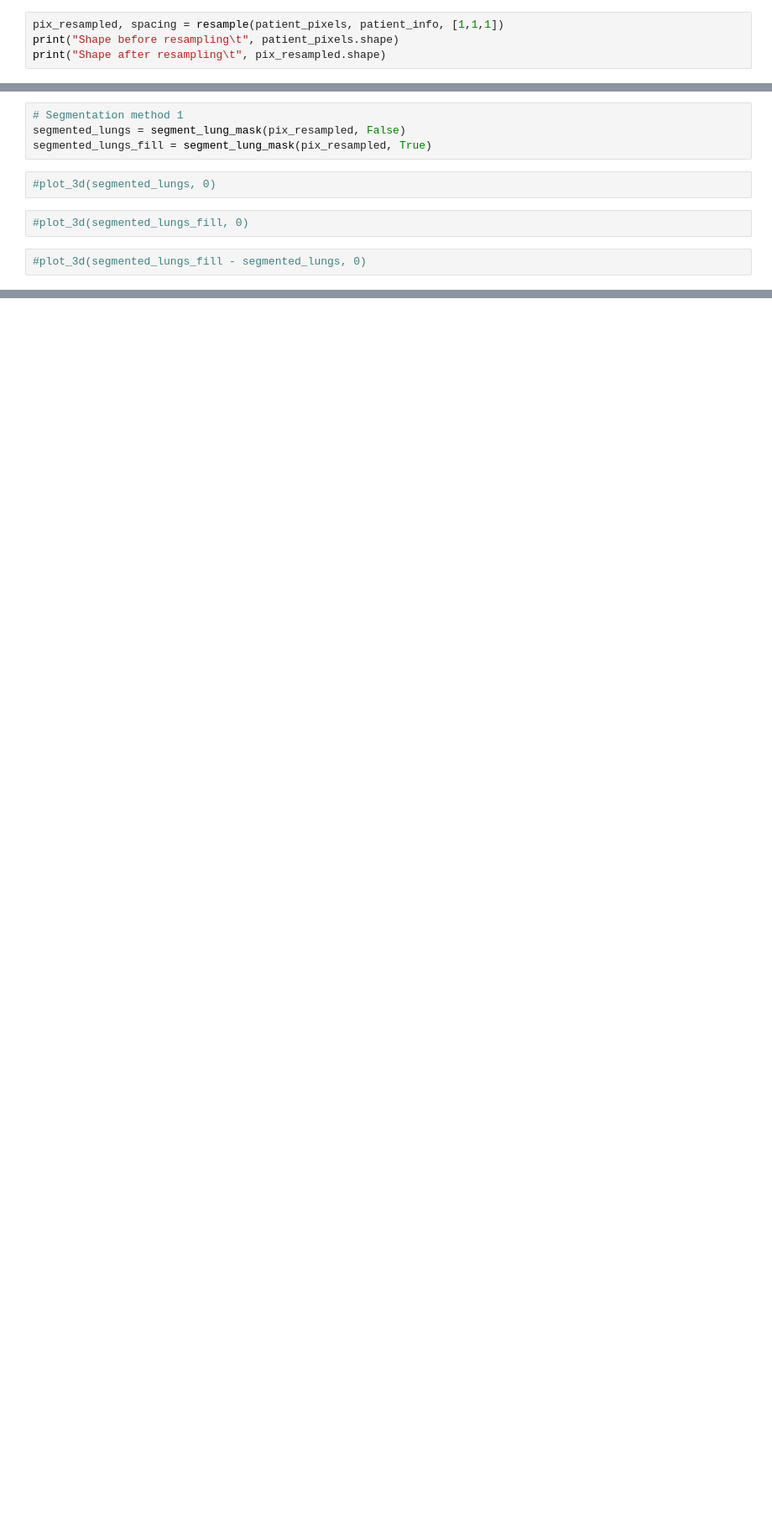
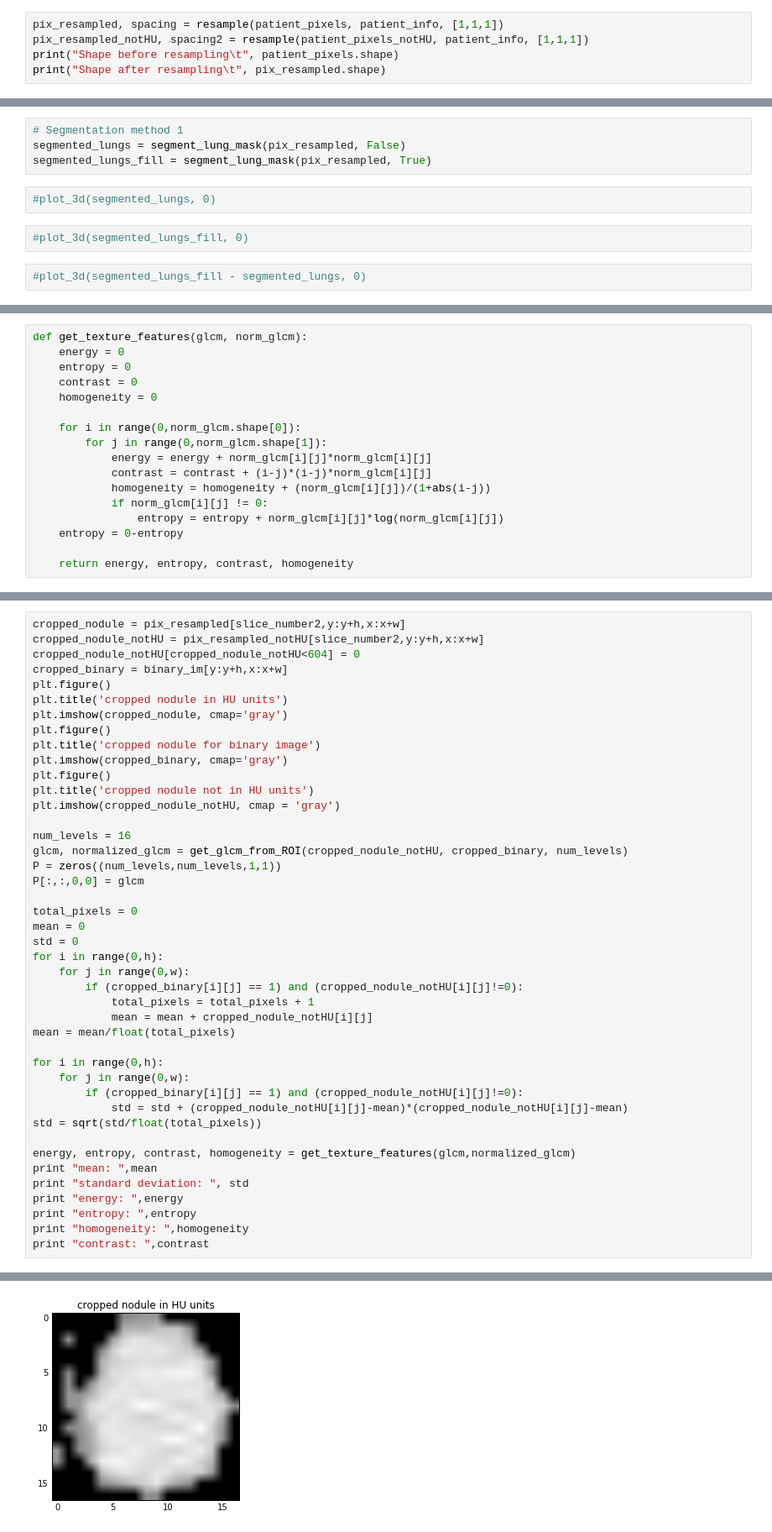
Before and after one commit to Cjeschke91/lungCancer, a Jupyter notebook: lungCancer_HUpixels.ipynb, the cells around one changed output, grey strips where cells are left out. Shown: that part at 84% size. Drawn from its saved outputs; the diff is of its cells as text; blank space fills up the shorter version.

Commit message:
Added detection of features to HU pixel file

```diff
--- a/lungCancer_HUpixels.ipynb
+++ b/lungCancer_HUpixels.ipynb
@@ -162,6 +166,7 @@ def resample(image, scan, new_spacing=[1,1,1]):
     return image, new_spacing
 # %%
 pix_resampled, spacing = resample(patient_pixels, patient_info, [1,1,1])
+pix_resampled_notHU, spacing2 = resample(patient_pixels_notHU, patient_info, [1,1,1])
 print("Shape before resampling\t", patient_pixels.shape)
 print("Shape after resampling\t", pix_resampled.shape)
 # %% [output]
@@ -341 +324,18 @@ print temp
+# %%
+def get_texture_features(glcm, norm_glcm):
+    energy = 0
+    entropy = 0
+    contrast = 0
+    homogeneity = 0
+
+    for i in range(0,norm_glcm.shape[0]):
+        for j in range(0,norm_glcm.shape[1]):
+            energy = energy + norm_glcm[i][j]*norm_glcm[i][j]
+            contrast = contrast + (i-j)*(i-j)*norm_glcm[i][j]
+            homogeneity = homogeneity + (norm_glcm[i][j])/(1+abs(i-j))
+            if norm_glcm[i][j] != 0:
+                entropy = entropy + norm_glcm[i][j]*log(norm_glcm[i][j])
+    entropy = 0-entropy
+
+    return energy, entropy, contrast, homogeneity
 # %%
@@ -387,0 +394,44 @@ plt.imshow(img,cmap='gray')
+# %%
+cropped_nodule = pix_resampled[slice_number2,y:y+h,x:x+w]
+cropped_nodule_notHU = pix_resampled_notHU[slice_number2,y:y+h,x:x+w]
+cropped_nodule_notHU[cropped_nodule_notHU<604] = 0
+cropped_binary = binary_im[y:y+h,x:x+w]
+plt.figure()
+plt.title('cropped nodule in HU units')
+plt.imshow(cropped_nodule, cmap='gray')
+plt.figure()
+plt.title('cropped nodule for binary image')
+plt.imshow(cropped_binary, cmap='gray')
+plt.figure()
+plt.title('cropped nodule not in HU units')
+plt.imshow(cropped_nodule_notHU, cmap = 'gray')
+
+num_levels = 16
+glcm, normalized_glcm = get_glcm_from_ROI(cropped_nodule_notHU, cropped_binary, num_levels)
+P = zeros((num_levels,num_levels,1,1))
+P[:,:,0,0] = glcm
+
+total_pixels = 0
+mean = 0
+std = 0
+for i in range(0,h):
+    for j in range(0,w):
+        if (cropped_binary[i][j] == 1) and (cropped_nodule_notHU[i][j]!=0):
+            total_pixels = total_pixels + 1
+            mean = mean + cropped_nodule_notHU[i][j]
+mean = mean/float(total_pixels)
+
+for i in range(0,h):
+    for j in range(0,w):
+        if (cropped_binary[i][j] == 1) and (cropped_nodule_notHU[i][j]!=0):
+            std = std + (cropped_nodule_notHU[i][j]-mean)*(cropped_nodule_notHU[i][j]-mean)
+std = sqrt(std/float(total_pixels))
+
+energy, entropy, contrast, homogeneity = get_texture_features(glcm,normalized_glcm)
+print "mean: ",mean
+print "standard deviation: ", std
+print "energy: ",energy
+print "entropy: ",entropy
+print "homogeneity: ",homogeneity
+print "contrast: ",contrast
+# %% [output]
@@ -387,0 +444 @@ plt.imshow(img,cmap='gray')
+[figure, added]
```
Also changed, not shown: parts of 13 cells of this notebook.
